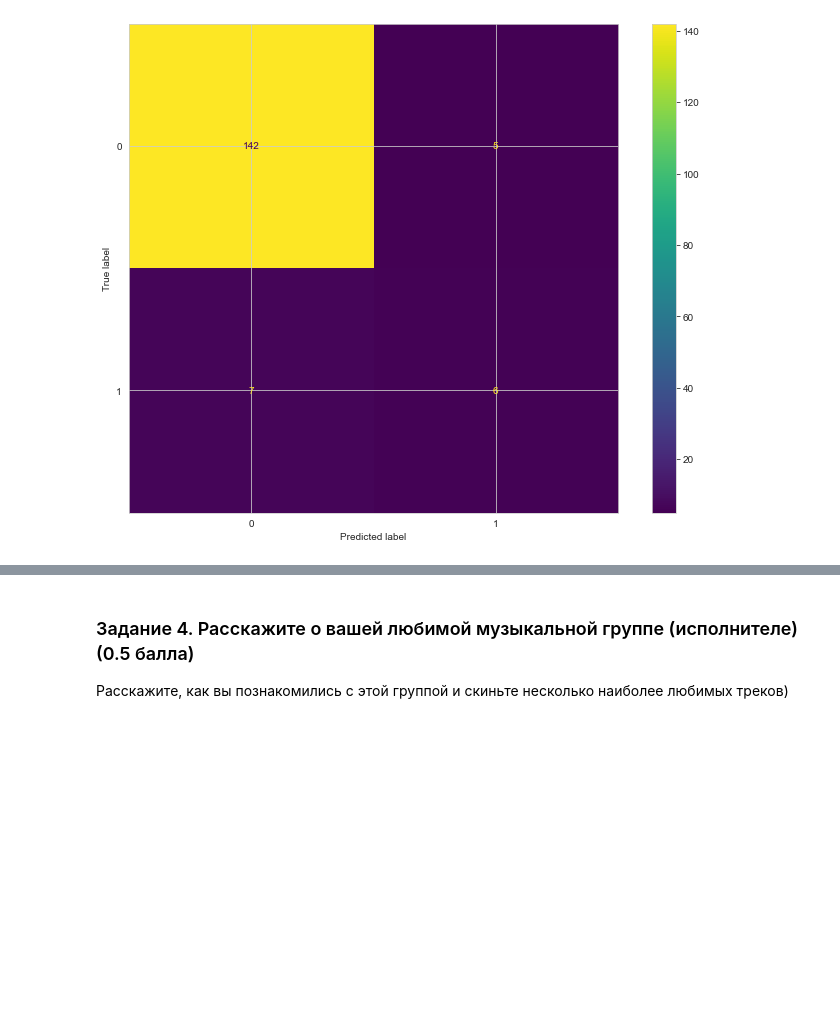
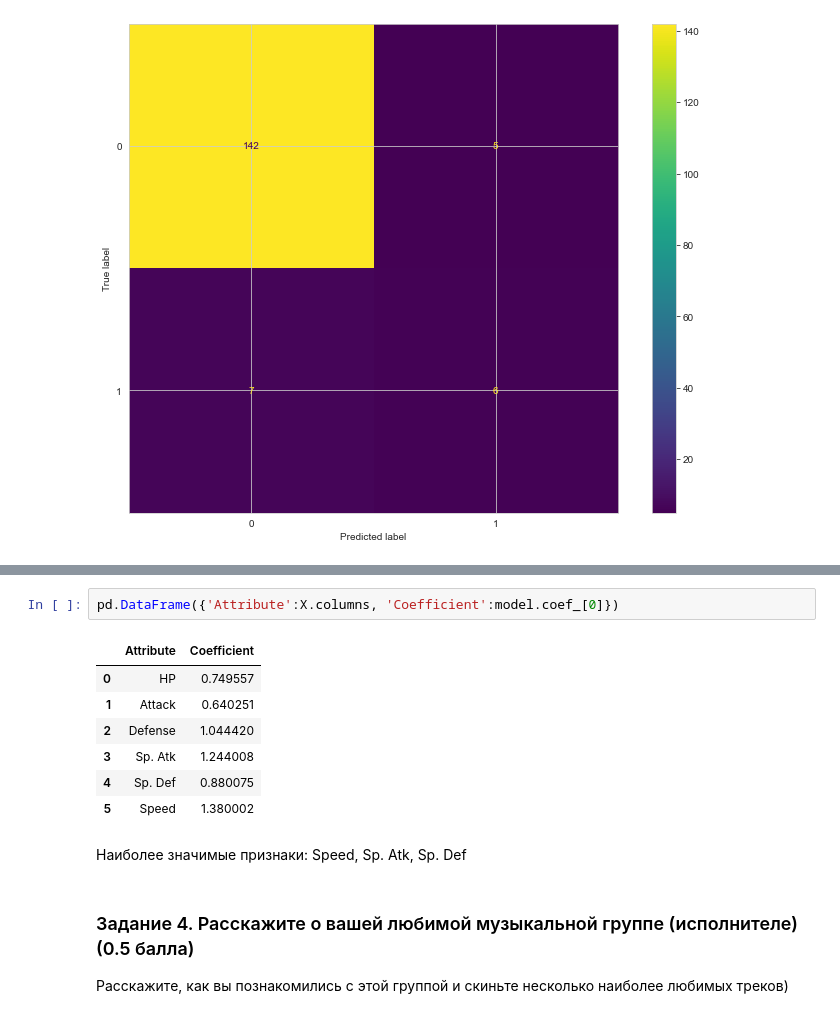
Before and after one commit to OxanaKolpakova/BI_ML_2021, a Jupyter notebook: lesson_2_linmodels_GD/homework/Linear_models.ipynb, the cells around one changed output, grey strips where cells are left out. Drawn from its saved outputs; the diff is of its cells as text; blank space fills up the shorter version.

```diff
--- a/lesson_2_linmodels_GD/homework/Linear_models.ipynb
+++ b/lesson_2_linmodels_GD/homework/Linear_models.ipynb
@@ -726,3 +720,15 @@ KeyError: 2
+# %%
+pd.DataFrame({'Attribute':X.columns, 'Coefficient':model.coef_[0]})
+# %% [output]
+|  | Attribute | Coefficient |
+| 0 | HP | 0.749557 |
+| 1 | Attack | 0.640251 |
+| 2 | Defense | 1.044420 |
+| 3 | Sp. Atk | 1.244008 |
+| 4 | Sp. Def | 0.880075 |
+| 5 | Speed | 1.380002 |
+# %% [markdown]
+Наиболее значимые признаки: Speed, Sp. Atk, Sp. Def
 # %% [markdown]
 ### Задание 4. Расскажите о вашей любимой музыкальной группе (исполнителе) (0.5 балла)
 
```
Also changed, not shown: parts of 9 cells of this notebook.
